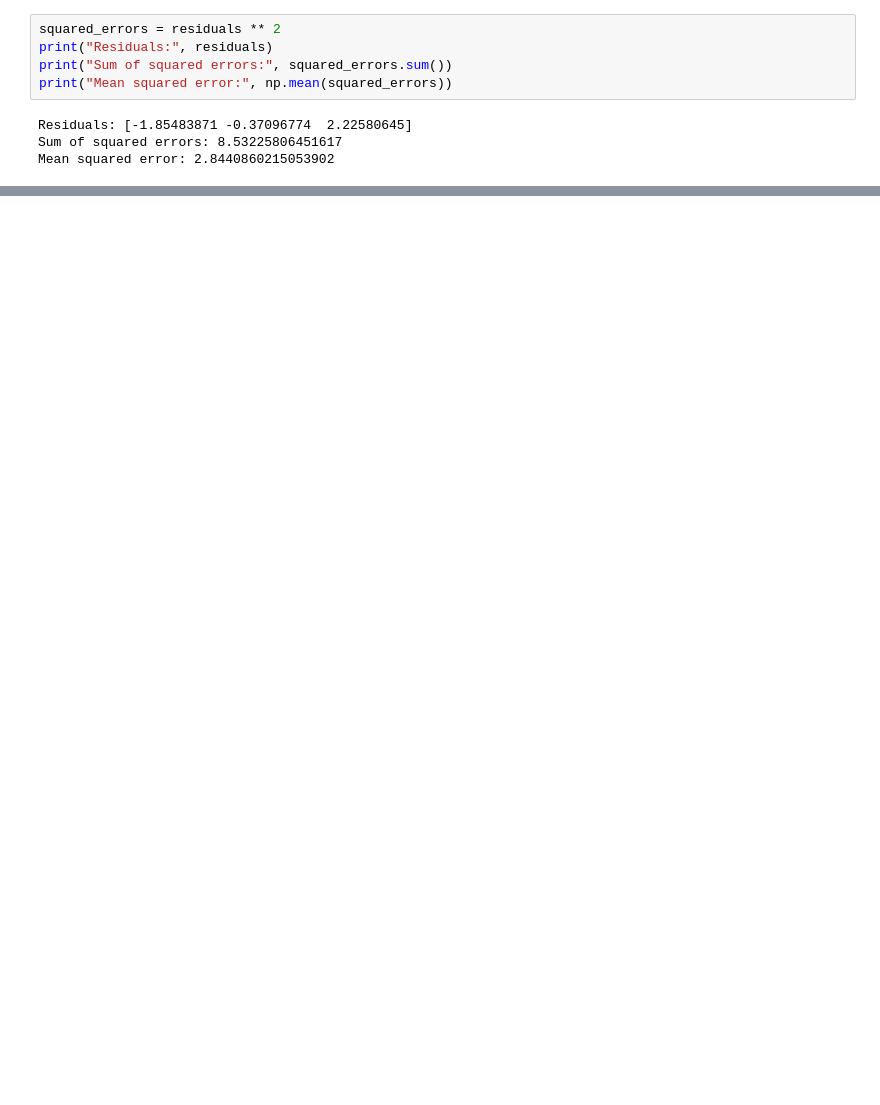
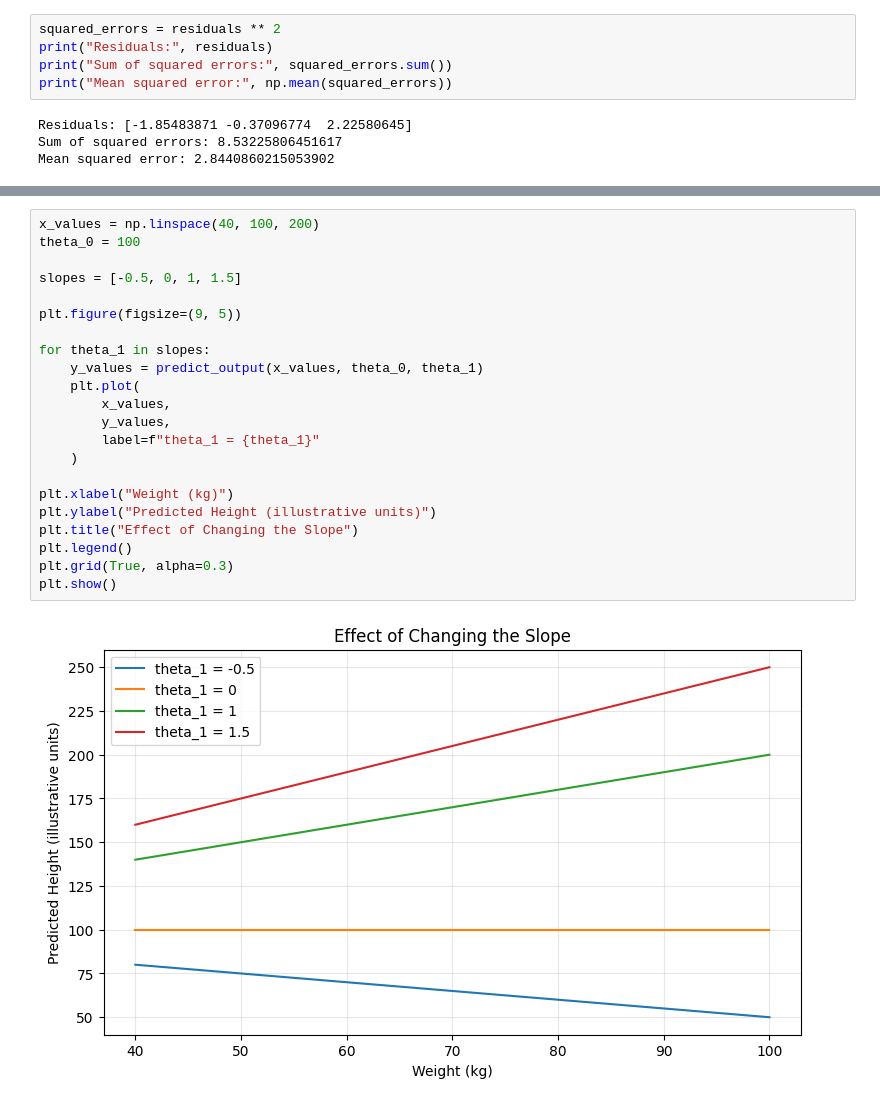
Before and after one commit to silverbullet-ai/learning-intelligence, a Jupyter notebook: 04-data-and-ai/04-machine-learning/04-simple-linear-regression/notebook.ipynb, the cells around one changed output, grey strips where cells are left out. Saved outputs shown, nothing was run; the diff lists cells and outputs as text; blank space fills up the shorter version.

```diff
--- a/04-data-and-ai/04-machine-learning/04-simple-linear-regression/notebook.ipynb
+++ b/04-data-and-ai/04-machine-learning/04-simple-linear-regression/notebook.ipynb
@@ -160,0 +246,24 @@ Mean squared error: 2.8440860215053902
+# %%
+x_values = np.linspace(40, 100, 200)
+theta_0 = 100
+
+slopes = [-0.5, 0, 1, 1.5]
+
+plt.figure(figsize=(9, 5))
+
+for theta_1 in slopes:
+    y_values = predict_output(x_values, theta_0, theta_1)
+    plt.plot(
+        x_values,
+        y_values,
+        label=f"theta_1 = {theta_1}"
+    )
+
+plt.xlabel("Weight (kg)")
+plt.ylabel("Predicted Height (illustrative units)")
+plt.title("Effect of Changing the Slope")
+plt.legend()
+plt.grid(True, alpha=0.3)
+plt.show()
+# %% [output]
+[figure, added]
```
Also changed, not shown: parts of 23 cells of this notebook, 1 other file.
